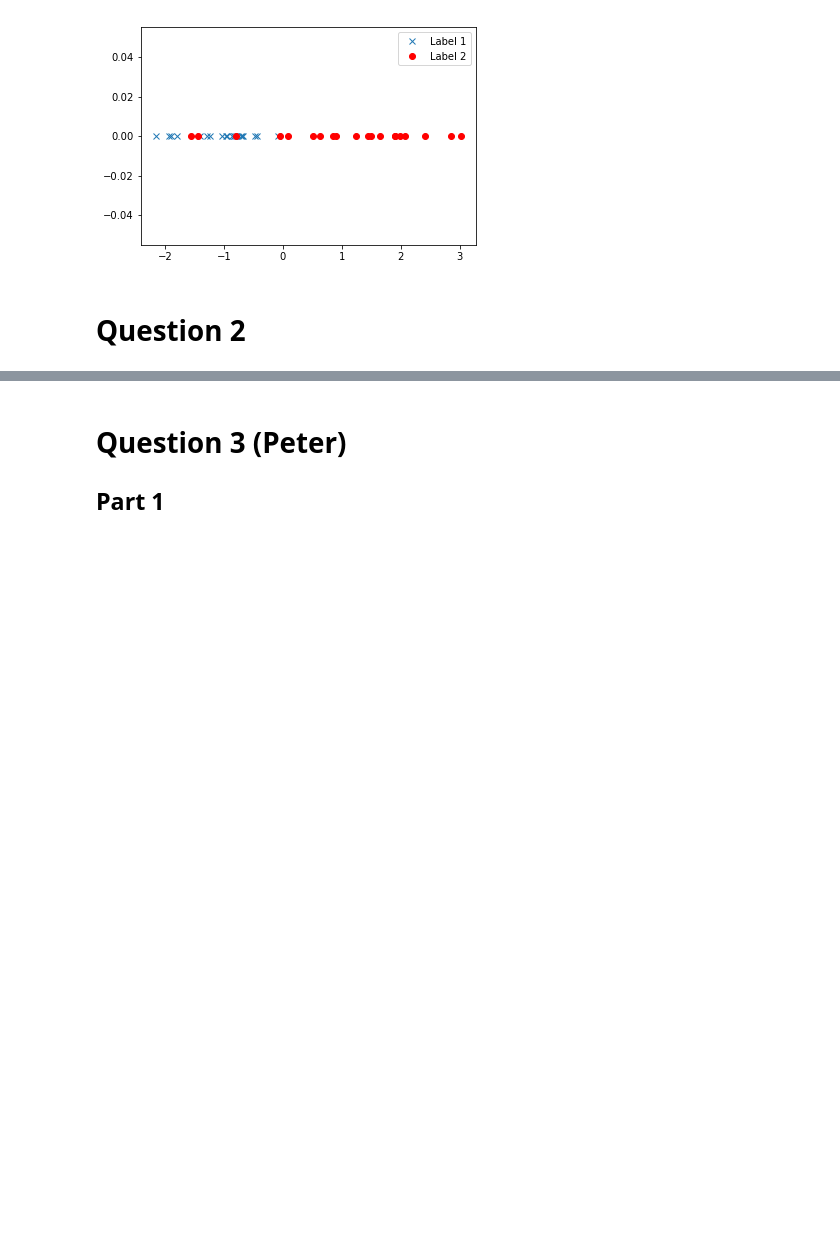
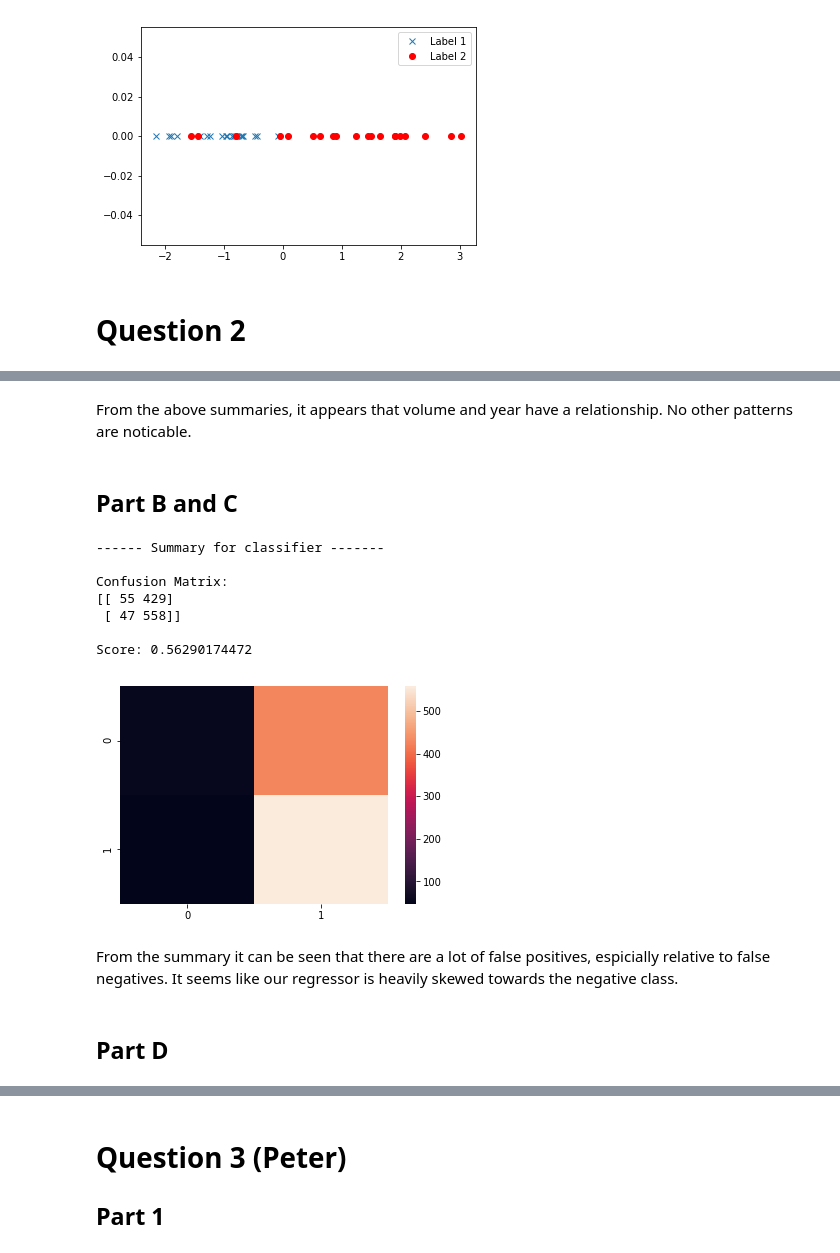
Before and after one commit to irfanhasan/EE379K, a Jupyter notebook: Lab5/Lab5.ipynb, the cells around one changed output, grey strips where cells are left out. Saved outputs shown, nothing was run; the diff lists cells and outputs as text; code cells hidden in the pictures; blank space fills up the shorter version.

```diff
--- a/Lab5/Lab5.ipynb
+++ b/Lab5/Lab5.ipynb
@@ -177,0 +213,39 @@ Both separated the two classes well
+# %% [markdown]
+From the above summaries, it appears that volume and year have a relationship. No other patterns are noticable.
+# %% [markdown]
+## Part B and C
+# %%
+from sklearn.linear_model import LogisticRegression
+from sklearn.metrics import classification_report
+from sklearn.metrics import confusion_matrix
+
+def trainAndTestClassifier(model, X_train, y_train, X_test, y_true):
+    model.fit(X_train, y_train)
+    y_pred = model.predict(X_test)
+
+    confusion = confusion_matrix(y_true, y_pred)
+    score = model.score(X_test, y_true)
+
+    print('------ Summary for classifier -------')
+    print('\nConfusion Matrix: ')
+    print(confusion)
+    sns.heatmap(confusion)
+    print('\nScore: {}'.format(score))
+# %%
+X = weekly[['Lag1', 'Lag2', 'Lag3', 'Lag4', 'Lag5', 'Volume']]
+y = weekly.Direction
+log_reg = LogisticRegression()
+trainAndTestClassifier(log_reg, X, y, X, y)
+# %% [output]
+------ Summary for classifier -------
+
+Confusion Matrix:
+[[ 55 429]
+ [ 47 558]]
+
+Score: 0.56290174472
+[figure, added]
+# %% [markdown]
+From the summary it can be seen that there are a lot of false positives, espicially relative to false negatives. It seems like our regressor is heavily skewed towards the negative class.
+# %% [markdown]
+## Part D
```
Also changed, not shown: parts of 15 cells of this notebook, 1 other file.
